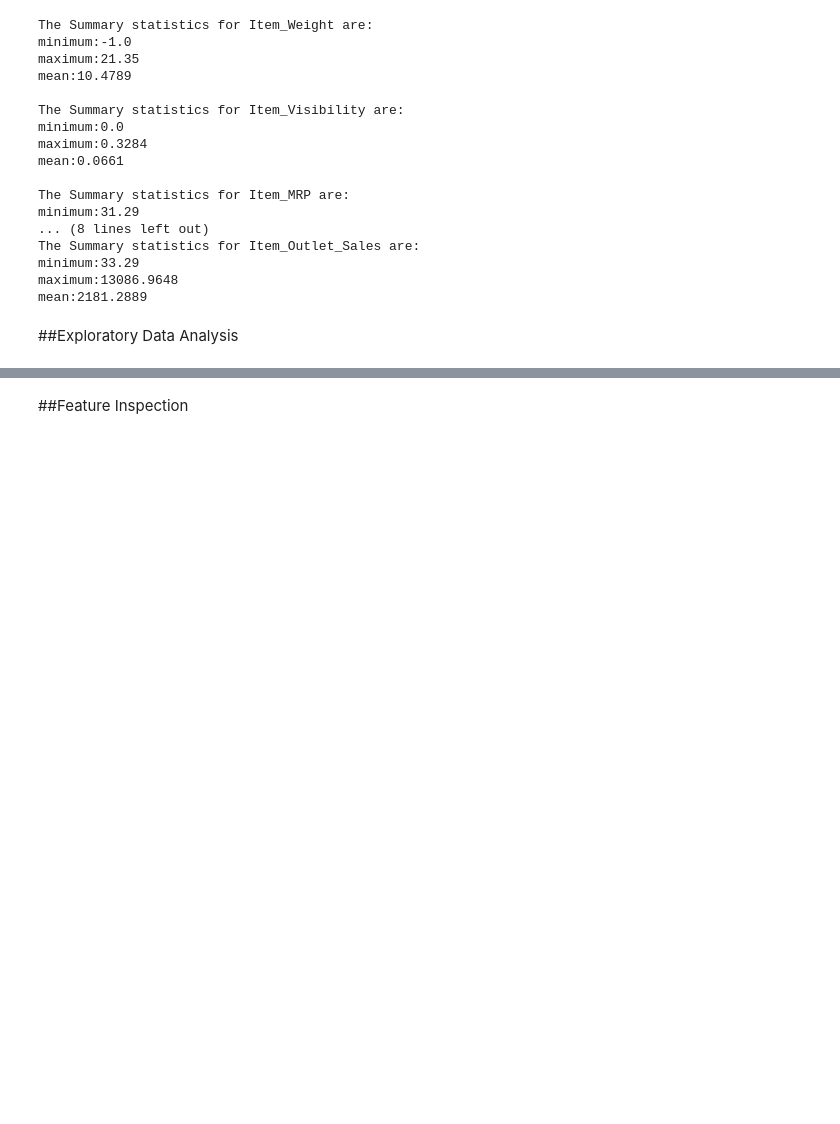
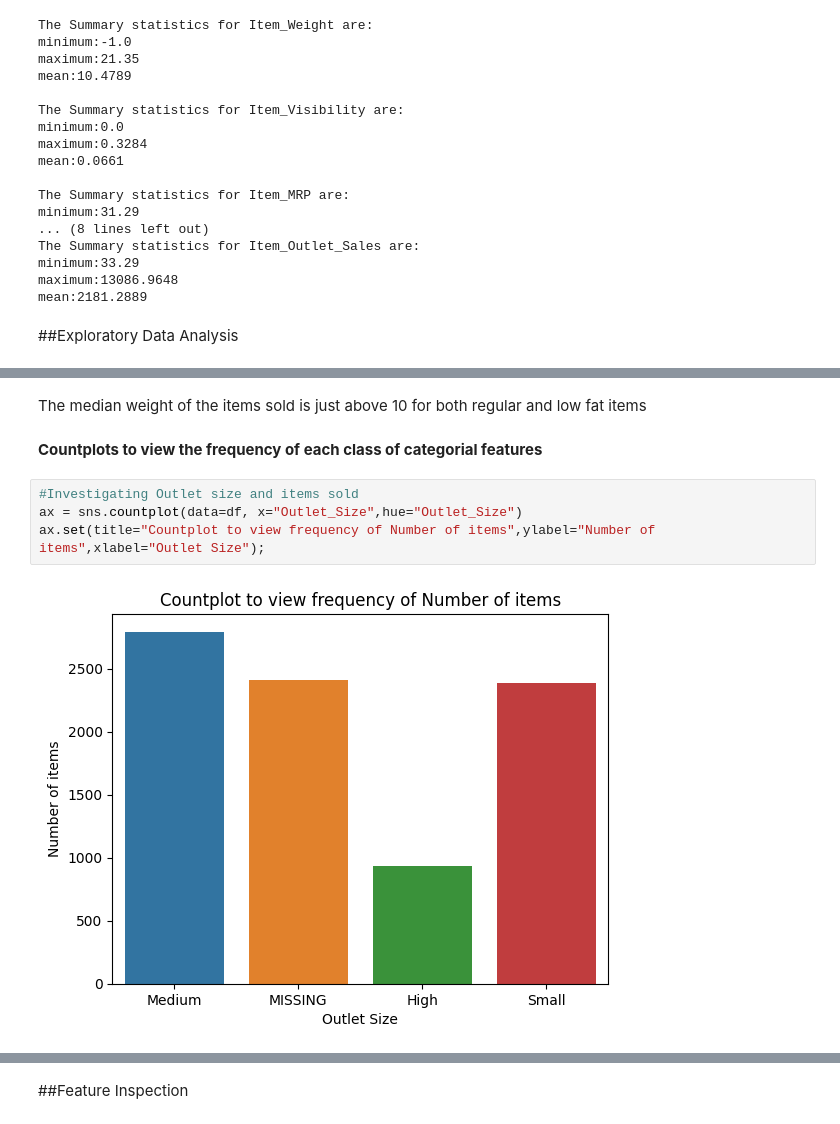
Before and after one commit to UKashNK/Prediction-of-Product-Sales, a Jupyter notebook: Prediction_of_Product_Sales.ipynb, the cells around one changed output, grey strips where cells are left out. Drawn from its saved outputs; the diff is of its cells as text; blank space fills up the shorter version.

```diff
--- a/Prediction_of_Product_Sales.ipynb
+++ b/Prediction_of_Product_Sales.ipynb
@@ -212,0 +254,10 @@ mean:2181.2889
+# %% [markdown]
+The median weight of the items sold is just above 10 for both regular and low fat items
+# %% [markdown]
+**Countplots to view the frequency of each class of categorial features**
+# %%
+#Investigating Outlet size and items sold
+ax = sns.countplot(data=df, x="Outlet_Size",hue="Outlet_Size")
+ax.set(title="Countplot to view frequency of Number of items",ylabel="Number of items",xlabel="Outlet Size");
+# %% [output]
+[figure, added]
```
Also changed, not shown: parts of 16 cells of this notebook.
